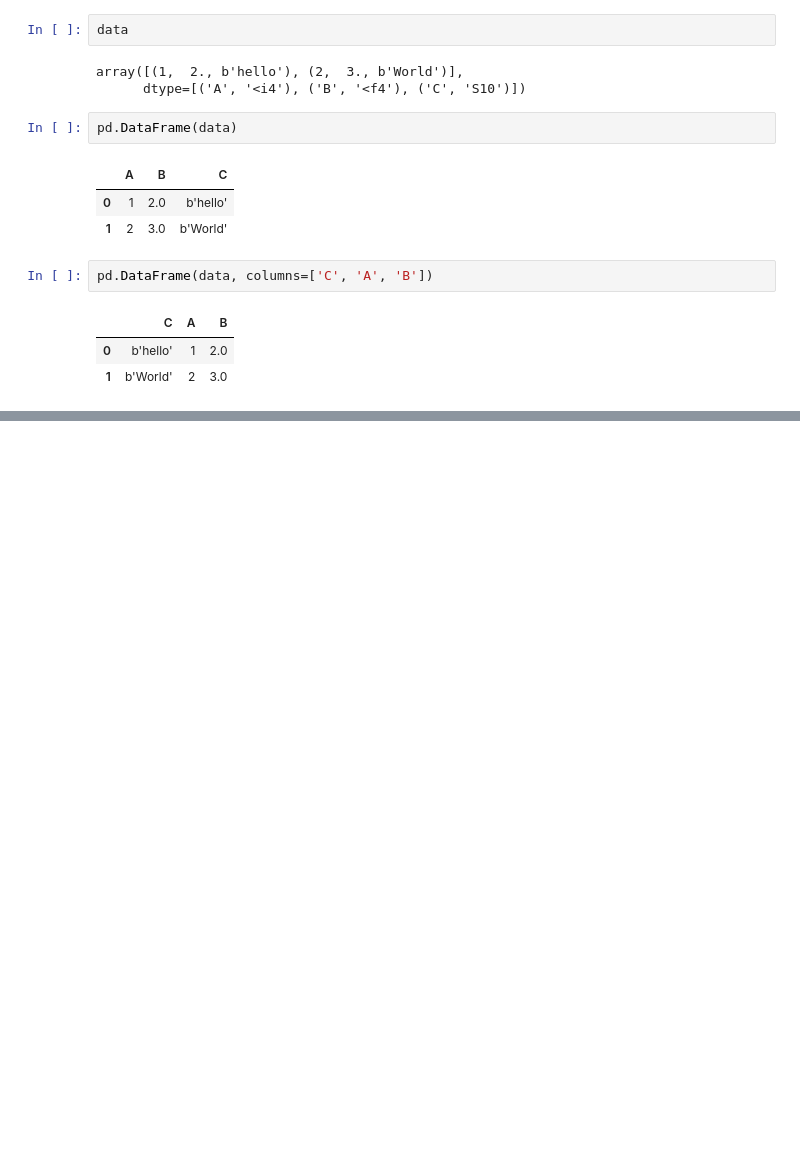
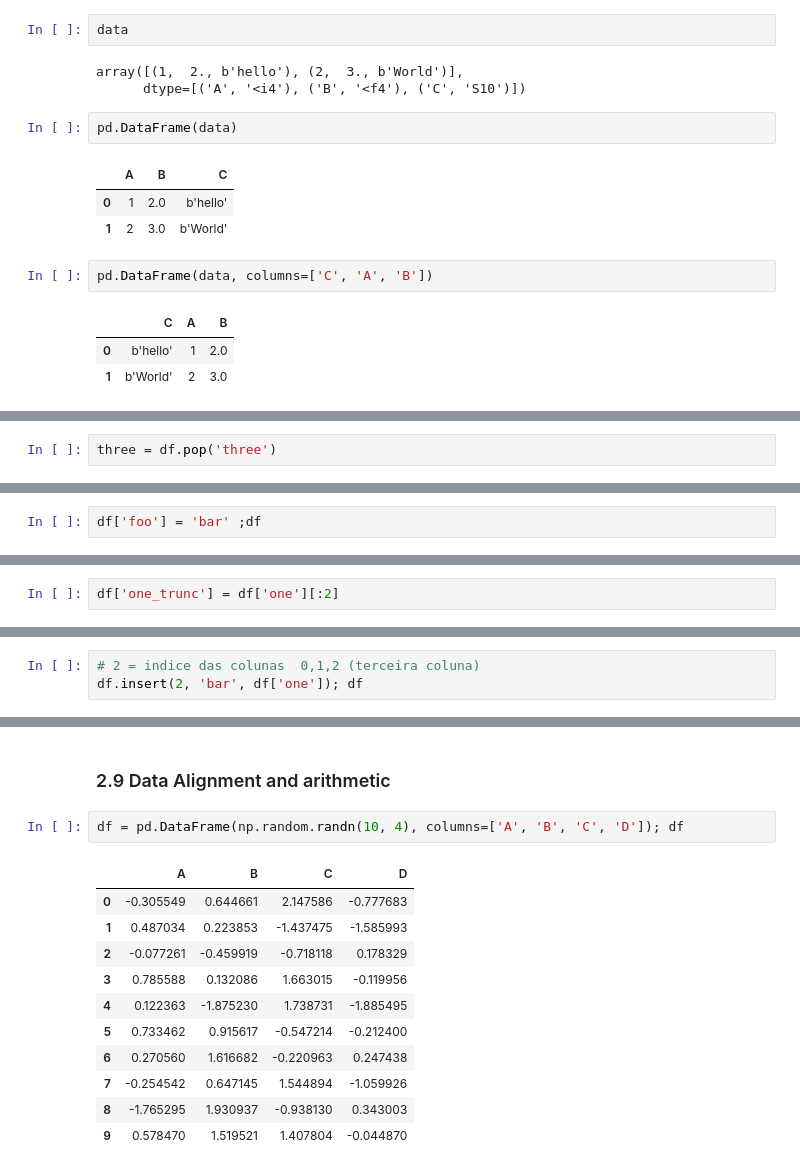
Before and after one commit to walmirsilva/python-data-science-study, a Jupyter notebook: notebooks/pandas/pydata/Estruturas de Dados - Data Structures - Pandas.ipynb, the cells around one changed output, grey strips where cells are left out. Drawn from its saved outputs; the diff is of its cells as text; blank space fills up the shorter version.

```diff
--- a/notebooks/pandas/pydata/Estruturas de Dados - Data Structures - Pandas.ipynb
+++ b/notebooks/pandas/pydata/Estruturas de Dados - Data Structures - Pandas.ipynb
@@ -318,0 +415,2 @@ pd.DataFrame(data, columns=['C', 'A', 'B'])
+# %%
+three = df.pop('three')
@@ -318,0 +425,2 @@ pd.DataFrame(data, columns=['C', 'A', 'B'])
+# %%
+df['foo'] = 'bar' ;df
@@ -318,0 +433,2 @@ pd.DataFrame(data, columns=['C', 'A', 'B'])
+# %%
+df['one_trunc'] = df['one'][:2]
@@ -318,0 +443,3 @@ pd.DataFrame(data, columns=['C', 'A', 'B'])
+# %%
+# 2 = indice das colunas  0,1,2 (terceira coluna)
+df.insert(2, 'bar', df['one']); df
@@ -318,0 +534,16 @@ pd.DataFrame(data, columns=['C', 'A', 'B'])
+# %% [markdown]
+### 2.9 Data Alignment and arithmetic
+# %%
+df = pd.DataFrame(np.random.randn(10, 4), columns=['A', 'B', 'C', 'D']); df
+# %% [output]
+|  | A | B | C | D |
+| 0 | -0.305549 | 0.644661 | 2.147586 | -0.777683 |
+| 1 | 0.487034 | 0.223853 | -1.437475 | -1.585993 |
+| 2 | -0.077261 | -0.459919 | -0.718118 | 0.178329 |
+| 3 | 0.785588 | 0.132086 | 1.663015 | -0.119956 |
+| 4 | 0.122363 | -1.875230 | 1.738731 | -1.885495 |
+| 5 | 0.733462 | 0.915617 | -0.547214 | -0.212400 |
+| 6 | 0.270560 | 1.616682 | -0.220963 | 0.247438 |
+| 7 | -0.254542 | 0.647145 | 1.544894 | -1.059926 |
+| 8 | -1.765295 | 1.930937 | -0.938130 | 0.343003 |
+| 9 | 0.578470 | 1.519521 | 1.407804 | -0.044870 |
```
Also changed, not shown: parts of 127 cells of this notebook, 7 other files.
